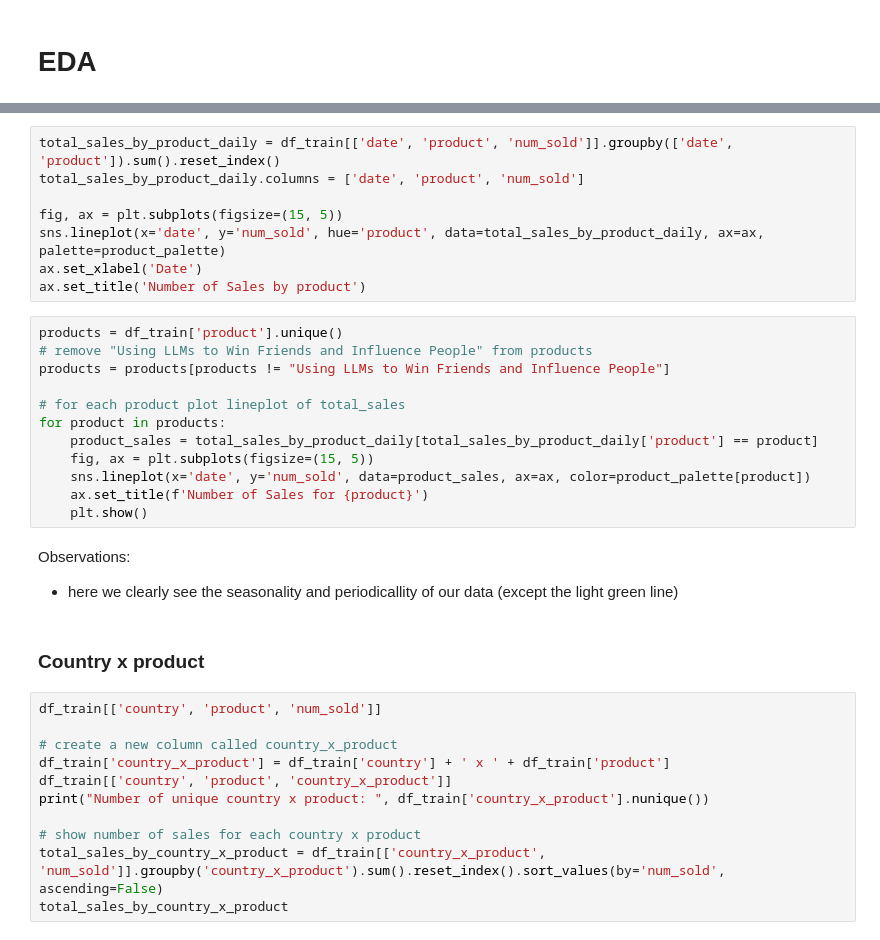
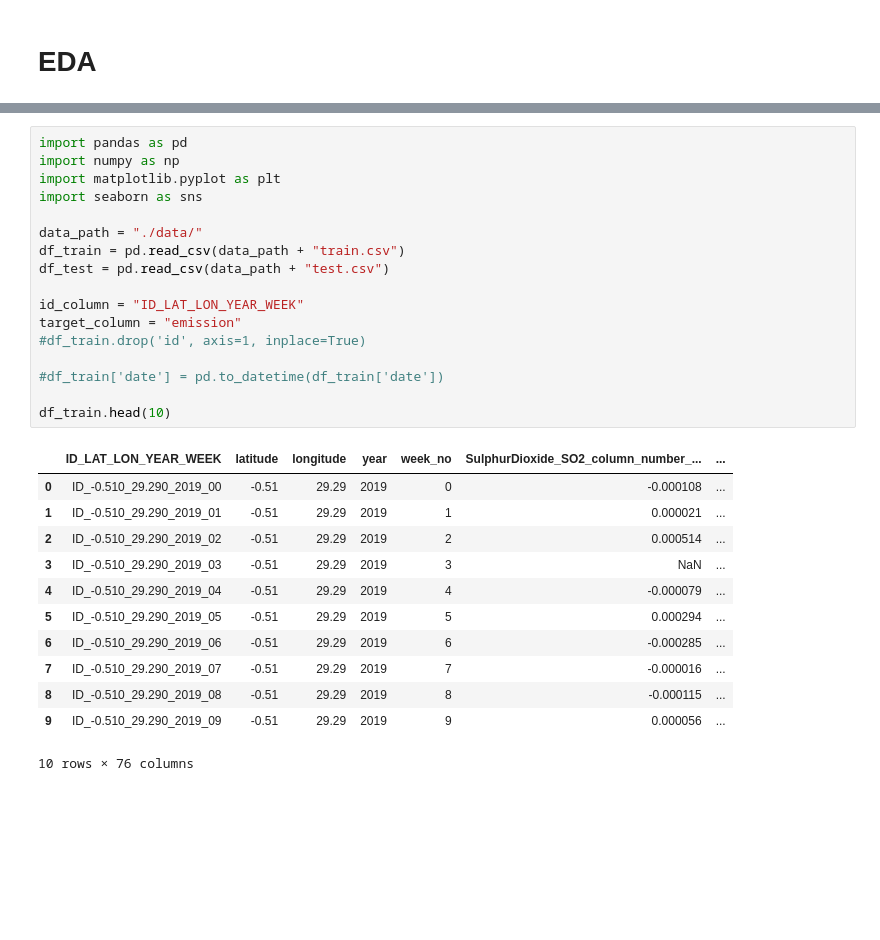
Before and after one commit to WestedCrean/kaggle-notes, a Jupyter notebook: playground-series-s3e20/eda.ipynb, the cells around one changed output, grey strips where cells are left out. Drawn from its saved outputs; the diff is of its cells as text; blank space fills up the shorter version.

```diff
--- a/playground-series-s3e20/eda.ipynb
+++ b/playground-series-s3e20/eda.ipynb
@@ -381,37 +3,30 @@ product_palette = dict(zip(total_sales_by_product['product'], sns.color_palette(
-# %%
-total_sales_by_product_daily = df_train[['date', 'product', 'num_sold']].groupby(['date', 'product']).sum().reset_index()
-total_sales_by_product_daily.columns = ['date', 'product', 'num_sold']
-
-fig, ax = plt.subplots(figsize=(15, 5))
-sns.lineplot(x='date', y='num_sold', hue='product', data=total_sales_by_product_daily, ax=ax, palette=product_palette)
-ax.set_xlabel('Date')
-ax.set_title('Number of Sales by product')
-# %%
-products = df_train['product'].unique()
-# remove "Using LLMs to Win Friends and Influence People" from products
-products = products[products != "Using LLMs to Win Friends and Influence People"]
-
-# for each product plot lineplot of total_sales
-for product in products:
-    product_sales = total_sales_by_product_daily[total_sales_by_product_daily['product'] == product]
-    fig, ax = plt.subplots(figsize=(15, 5))
-    sns.lineplot(x='date', y='num_sold', data=product_sales, ax=ax, color=product_palette[product])
-    ax.set_title(f'Number of Sales for {product}')
-    plt.show()
-# %% [markdown]
-Observations:
-
-- here we clearly see the seasonality and periodicallity of our data (except the light green line)
-# %% [markdown]
-### Country x product
-# %%
-df_train[['country', 'product', 'num_sold']]
-
-# create a new column called country_x_product
-df_train['country_x_product'] = df_train['country'] + ' x ' + df_train['product']
-df_train[['country', 'product', 'country_x_product']]
-print("Number of unique country x product: ", df_train['country_x_product'].nunique())
-
-# show number of sales for each country x product
-total_sales_by_country_x_product = df_train[['country_x_product', 'num_sold']].groupby('country_x_product').sum().reset_index().sort_values(by='num_sold', ascending=False)
-total_sales_by_country_x_product
+# %%
+import pandas as pd
+import numpy as np
+import matplotlib.pyplot as plt
+import seaborn as sns
+
+data_path = "./data/"
+df_train = pd.read_csv(data_path + "train.csv")
+df_test = pd.read_csv(data_path + "test.csv")
+
+id_column = "ID_LAT_LON_YEAR_WEEK"
+target_column = "emission"
+#df_train.drop('id', axis=1, inplace=True)
+
+#df_train['date'] = pd.to_datetime(df_train['date'])
+
+df_train.head(10)
+# %% [output]
+|  | ID_LAT_LON_YEAR_WEEK | latitude | longitude | year | week_no | SulphurDioxide_SO2_column_number_... | ... |
+| 0 | ID_-0.510_29.290_2019_00 | -0.51 | 29.29 | 2019 | 0 | -0.000108 | ... |
+| 1 | ID_-0.510_29.290_2019_01 | -0.51 | 29.29 | 2019 | 1 | 0.000021 | ... |
+| 2 | ID_-0.510_29.290_2019_02 | -0.51 | 29.29 | 2019 | 2 | 0.000514 | ... |
+| 3 | ID_-0.510_29.290_2019_03 | -0.51 | 29.29 | 2019 | 3 | NaN | ... |
+| 4 | ID_-0.510_29.290_2019_04 | -0.51 | 29.29 | 2019 | 4 | -0.000079 | ... |
+| 5 | ID_-0.510_29.290_2019_05 | -0.51 | 29.29 | 2019 | 5 | 0.000294 | ... |
+| 6 | ID_-0.510_29.290_2019_06 | -0.51 | 29.29 | 2019 | 6 | -0.000285 | ... |
+| 7 | ID_-0.510_29.290_2019_07 | -0.51 | 29.29 | 2019 | 7 | -0.000016 | ... |
+| 8 | ID_-0.510_29.290_2019_08 | -0.51 | 29.29 | 2019 | 8 | -0.000115 | ... |
+| 9 | ID_-0.510_29.290_2019_09 | -0.51 | 29.29 | 2019 | 9 | 0.000056 | ... |
+10 rows × 76 columns
```
Also changed, not shown: parts of 56 cells of this notebook, 1 other file.
